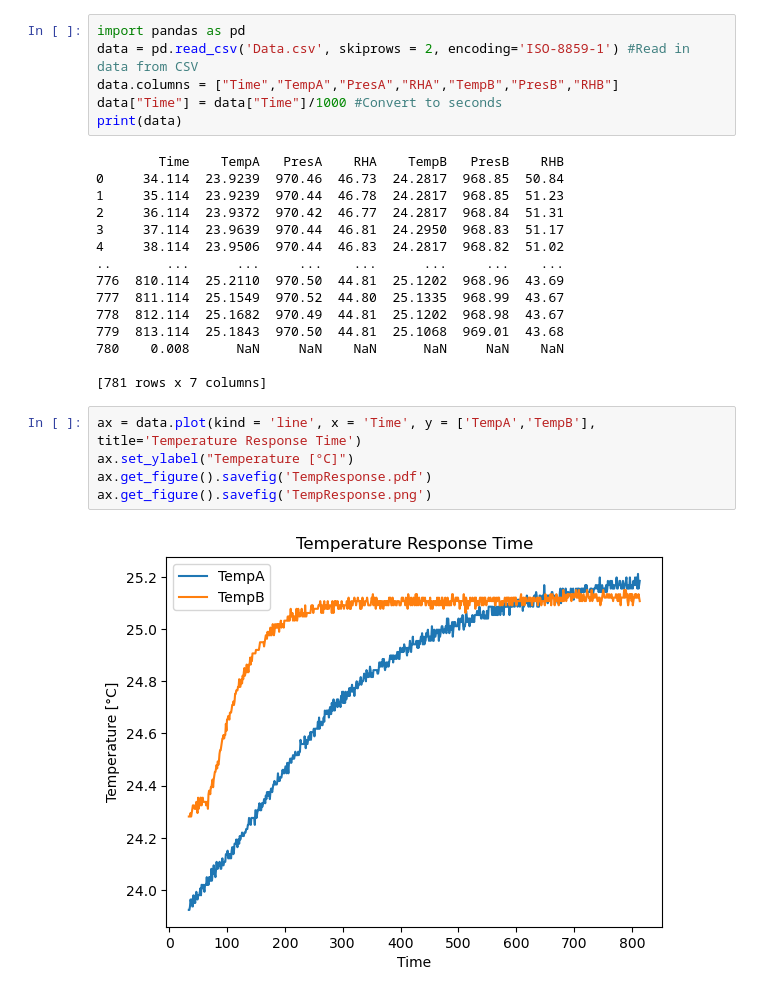
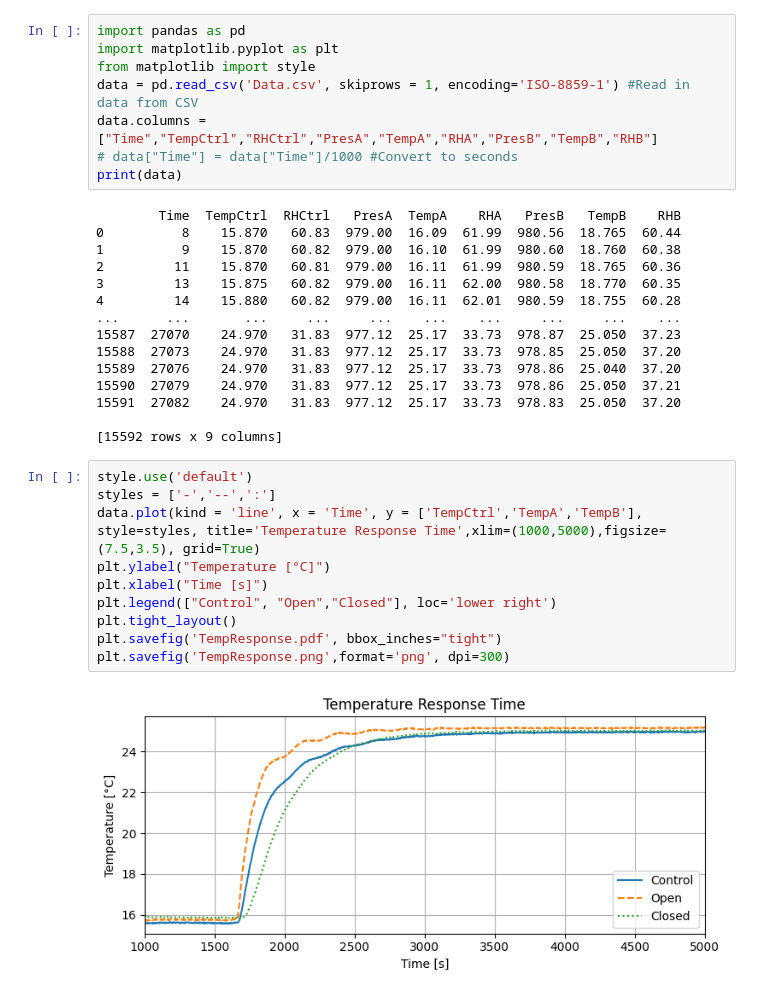
Before and after one commit to NorthernWidget-Skunkworks/Project-Haar, a Jupyter notebook: Testing/Temperature/TemperatureAnalysis.ipynb, the cells around one changed output. Drawn from its saved outputs; the diff is of its cells as text.

```diff
--- a/Testing/Temperature/TemperatureAnalysis.ipynb
+++ b/Testing/Temperature/TemperatureAnalysis.ipynb
@@ -1,28 +1,35 @@
 # %%
 import pandas as pd
-data = pd.read_csv('Data.csv', skiprows = 2, encoding='ISO-8859-1') #Read in data from CSV
-data.columns = ["Time","TempA","PresA","RHA","TempB","PresB","RHB"]
-data["Time"] = data["Time"]/1000 #Convert to seconds
+import matplotlib.pyplot as plt
+from matplotlib import style
+data = pd.read_csv('Data.csv', skiprows = 1, encoding='ISO-8859-1') #Read in data from CSV
+data.columns = ["Time","TempCtrl","RHCtrl","PresA","TempA","RHA","PresB","TempB","RHB"]
+# data["Time"] = data["Time"]/1000 #Convert to seconds
 print(data)
 # %% [output]
-        Time    TempA   PresA    RHA    TempB   PresB    RHB
-0     34.114  23.9239  970.46  46.73  24.2817  968.85  50.84
-1     35.114  23.9239  970.44  46.78  24.2817  968.85  51.23
-2     36.114  23.9372  970.42  46.77  24.2817  968.84  51.31
-3     37.114  23.9639  970.44  46.81  24.2950  968.83  51.17
-4     38.114  23.9506  970.44  46.83  24.2817  968.82  51.02
-..       ...      ...     ...    ...      ...     ...    ...
-776  810.114  25.2110  970.50  44.81  25.1202  968.96  43.69
-777  811.114  25.1549  970.52  44.80  25.1335  968.99  43.67
-778  812.114  25.1682  970.49  44.81  25.1202  968.98  43.67
-779  813.114  25.1843  970.50  44.81  25.1068  969.01  43.68
-780    0.008      NaN     NaN    NaN      NaN     NaN    NaN
+        Time  TempCtrl  RHCtrl   PresA  TempA    RHA   PresB   TempB    RHB
+0          8    15.870   60.83  979.00  16.09  61.99  980.56  18.765  60.44
+1          9    15.870   60.82  979.00  16.10  61.99  980.60  18.760  60.38
+2         11    15.870   60.81  979.00  16.11  61.99  980.59  18.765  60.36
+3         13    15.875   60.82  979.00  16.11  62.00  980.58  18.770  60.35
+4         14    15.880   60.82  979.00  16.11  62.01  980.59  18.755  60.28
+...      ...       ...     ...     ...    ...    ...     ...     ...    ...
+15587  27070    24.970   31.83  977.12  25.17  33.73  978.87  25.050  37.23
+15588  27073    24.970   31.83  977.12  25.17  33.73  978.85  25.050  37.20
+15589  27076    24.970   31.83  977.12  25.17  33.73  978.86  25.040  37.20
+15590  27079    24.970   31.83  977.12  25.17  33.73  978.86  25.050  37.21
+15591  27082    24.970   31.83  977.12  25.17  33.73  978.83  25.050  37.20
 
-[781 rows x 7 columns]
+[15592 rows x 9 columns]
 # %%
-ax = data.plot(kind = 'line', x = 'Time', y = ['TempA','TempB'], title='Temperature Response Time')
-ax.set_ylabel("Temperature [°C]")
-ax.get_figure().savefig('TempResponse.pdf')
-ax.get_figure().savefig('TempResponse.png')
+style.use('default')
+styles = ['-','--',':']
+data.plot(kind = 'line', x = 'Time', y = ['TempCtrl','TempA','TempB'], style=styles, title='Temperature Response Time',xlim=(1000,5000),figsize=(7.5,3.5), grid=True)
+plt.ylabel("Temperature [°C]")
+plt.xlabel("Time [s]")
+plt.legend(["Control", "Open","Closed"], loc='lower right')
+plt.tight_layout()
+plt.savefig('TempResponse.pdf', bbox_inches="tight")
+plt.savefig('TempResponse.png',format='png', dpi=300)
 # %% [output]
-[figure, old version]
+[figure, new version]
```
Also changed, not shown: parts of 1 cell of this notebook, 36 other files.
